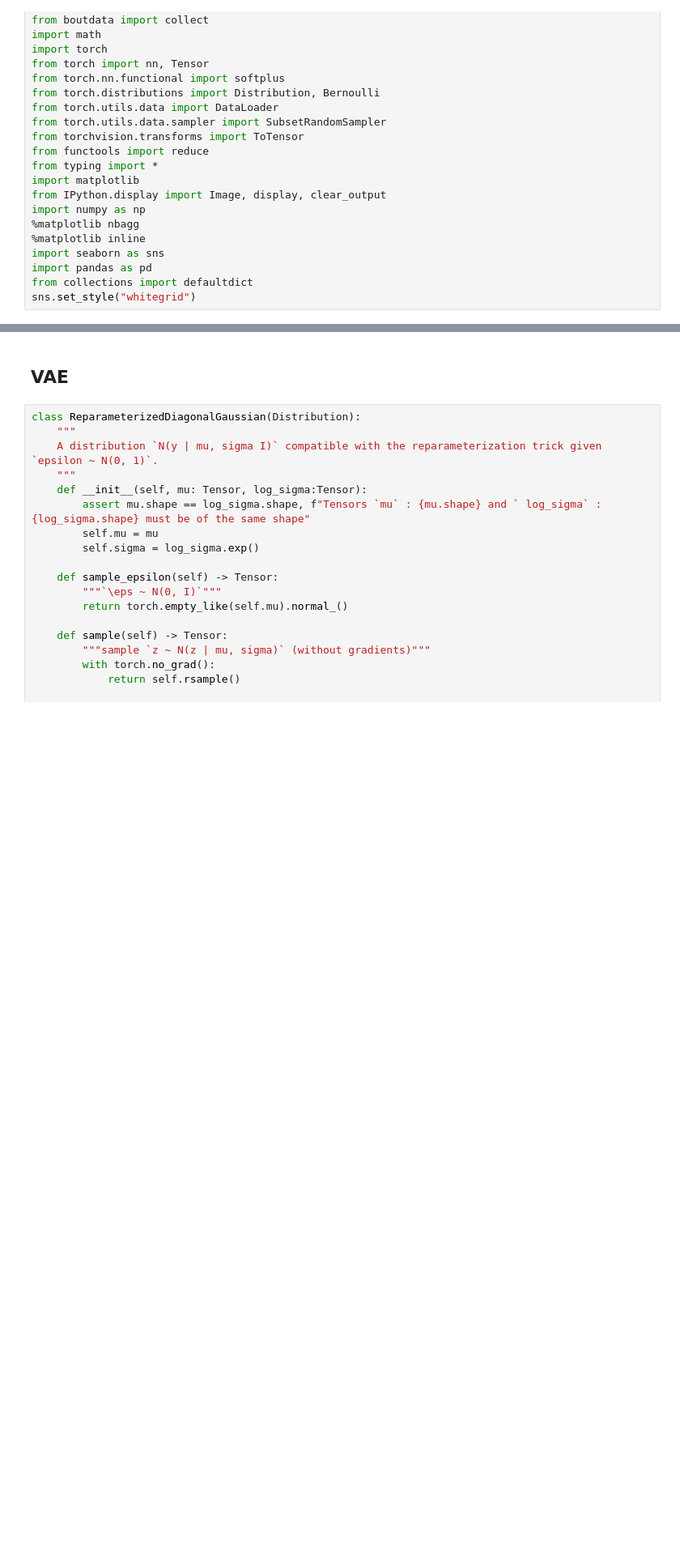
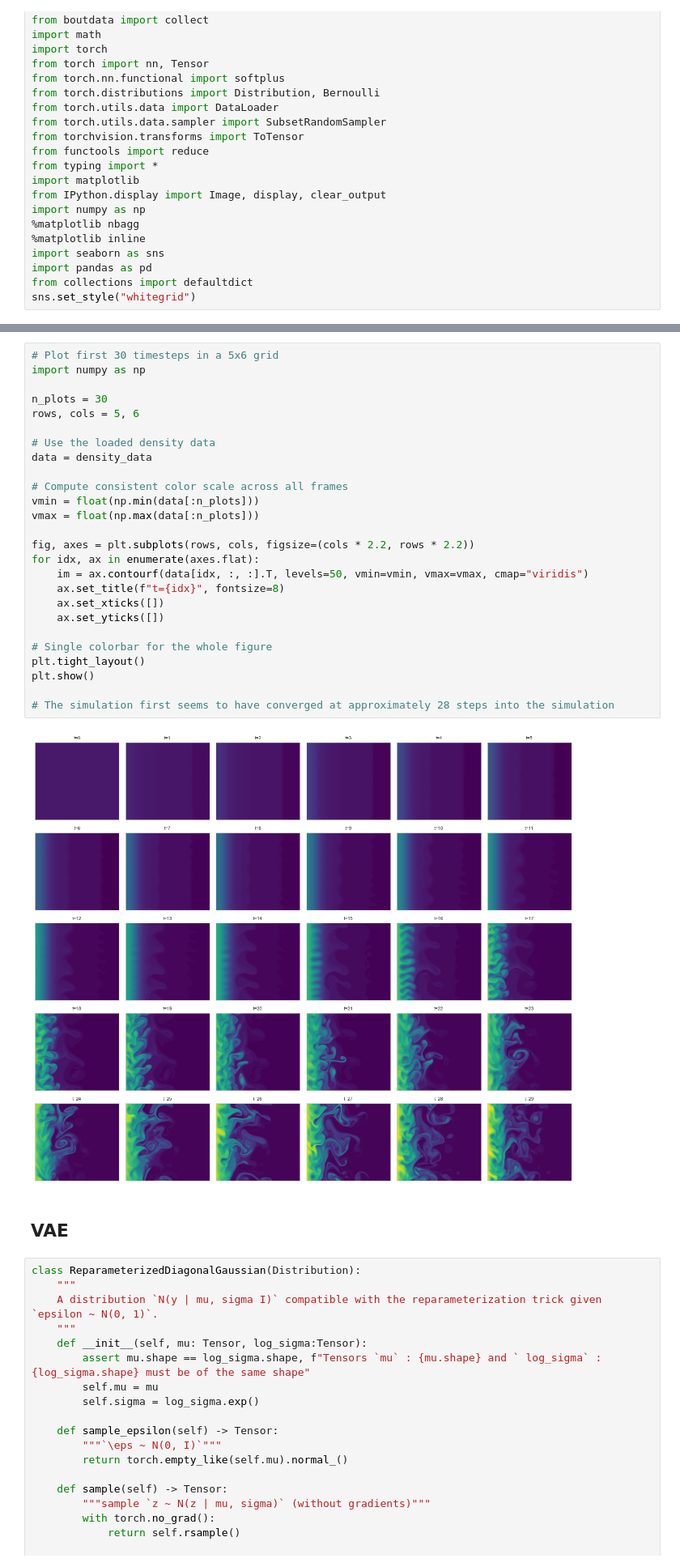
Before and after one commit to raco98/02456_Deep_Learning, a Jupyter notebook: scratch.ipynb, the cells around one changed output, grey strips where cells are left out. Shown at 81% size. Cells and saved outputs as stored; diff of their text form; blank space fills up the shorter version.

Commit message:
loaded some shit

```diff
--- a/scratch.ipynb
+++ b/scratch.ipynb
@@ -75,3 +89,31 @@ Reading from 127: [2-11][0-0] -> [1018-1027][0-0]
+# %%
+# Plot first 30 timesteps in a 5x6 grid
+import numpy as np
+
+n_plots = 30
+rows, cols = 5, 6
+
+# Use the loaded density data
+data = density_data
+
+# Compute consistent color scale across all frames
+vmin = float(np.min(data[:n_plots]))
+vmax = float(np.max(data[:n_plots]))
+
+fig, axes = plt.subplots(rows, cols, figsize=(cols * 2.2, rows * 2.2))
+for idx, ax in enumerate(axes.flat):
+    im = ax.contourf(data[idx, :, :].T, levels=50, vmin=vmin, vmax=vmax, cmap="viridis")
+    ax.set_title(f"t={idx}", fontsize=8)
+    ax.set_xticks([])
+    ax.set_yticks([])
+
+# Single colorbar for the whole figure
+plt.tight_layout()
+plt.show()
+
+# The simulation first seems to have converged at approximately 28 steps into the simulation
+# %% [output]
+[figure, added]
 # %% [markdown]
 ## VAE
 # %%
```
Also changed, not shown: parts of 6 cells of this notebook, 2 other files.
